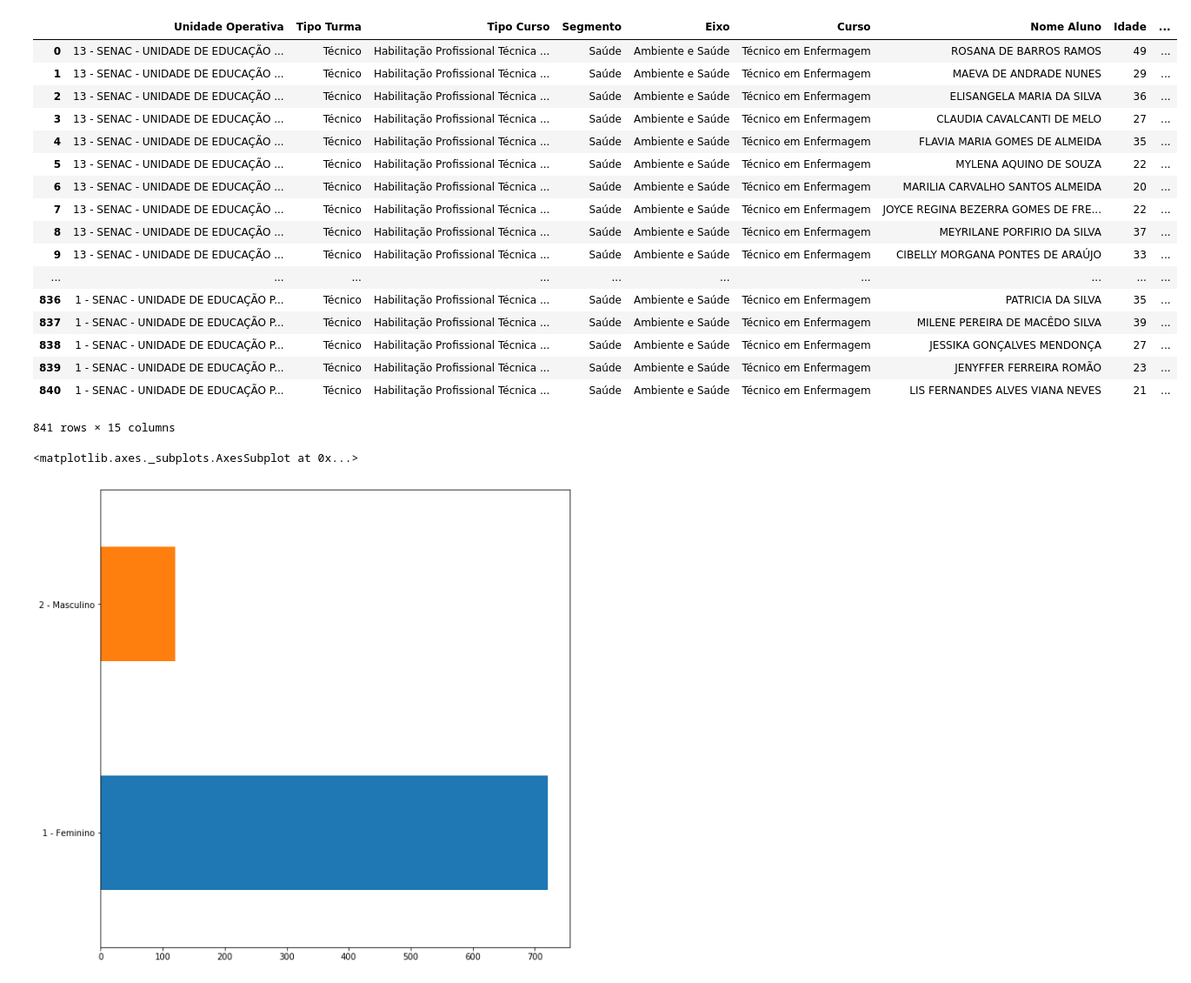
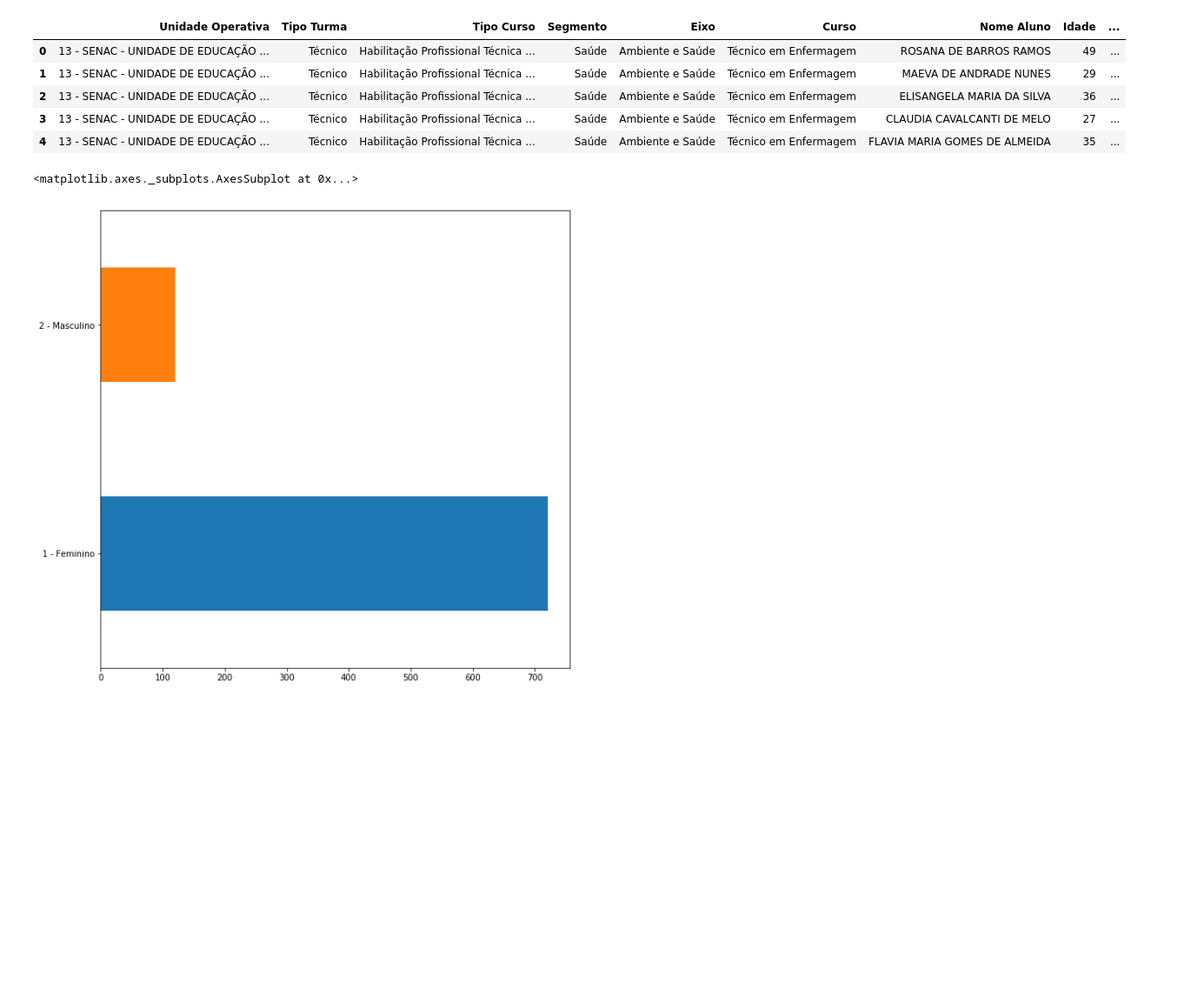
Before and after one commit to MarcoAurello/Estudo-DataSets, a Jupyter notebook: saude caruaru.ipynb, the cells around one changed output. Shown at 87% size. Drawn from its saved outputs; the diff is of its cells as text; code cells hidden in the pictures; blank space fills up the shorter version.

```diff
--- a/saude caruaru.ipynb
+++ b/saude caruaru.ipynb
@@ -6,26 +6,14 @@ import matplotlib.pyplot as plt
 # %%
 ds = pd.read_csv('saude1.CSV' ,delimiter=';' , encoding='ISO-8859-1')
 # %%
-ds
+ds.head()
 # %% [output]
 |  | Unidade Operativa | Tipo Turma | Tipo Curso | Segmento | Eixo | Curso | Nome Aluno | Idade | ... |
 | 0 | 13 - SENAC - UNIDADE DE EDUCAÇÃO ... | Técnico | Habilitação Profissional Técnica ... | Saúde | Ambiente e Saúde | Técnico em Enfermagem | ROSANA DE BARROS RAMOS | 49 | ... |
 | 1 | 13 - SENAC - UNIDADE DE EDUCAÇÃO ... | Técnico | Habilitação Profissional Técnica ... | Saúde | Ambiente e Saúde | Técnico em Enfermagem | MAEVA DE ANDRADE NUNES | 29 | ... |
 | 2 | 13 - SENAC - UNIDADE DE EDUCAÇÃO ... | Técnico | Habilitação Profissional Técnica ... | Saúde | Ambiente e Saúde | Técnico em Enfermagem | ELISANGELA MARIA DA SILVA | 36 | ... |
 | 3 | 13 - SENAC - UNIDADE DE EDUCAÇÃO ... | Técnico | Habilitação Profissional Técnica ... | Saúde | Ambiente e Saúde | Técnico em Enfermagem | CLAUDIA CAVALCANTI DE MELO | 27 | ... |
 | 4 | 13 - SENAC - UNIDADE DE EDUCAÇÃO ... | Técnico | Habilitação Profissional Técnica ... | Saúde | Ambiente e Saúde | Técnico em Enfermagem | FLAVIA MARIA GOMES DE ALMEIDA | 35 | ... |
-| 5 | 13 - SENAC - UNIDADE DE EDUCAÇÃO ... | Técnico | Habilitação Profissional Técnica ... | Saúde | Ambiente e Saúde | Técnico em Enfermagem | MYLENA AQUINO DE SOUZA | 22 | ... |
-| 6 | 13 - SENAC - UNIDADE DE EDUCAÇÃO ... | Técnico | Habilitação Profissional Técnica ... | Saúde | Ambiente e Saúde | Técnico em Enfermagem | MARILIA CARVALHO SANTOS ALMEIDA | 20 | ... |
-| 7 | 13 - SENAC - UNIDADE DE EDUCAÇÃO ... | Técnico | Habilitação Profissional Técnica ... | Saúde | Ambiente e Saúde | Técnico em Enfermagem | JOYCE REGINA BEZERRA GOMES DE FRE... | 22 | ... |
-| 8 | 13 - SENAC - UNIDADE DE EDUCAÇÃO ... | Técnico | Habilitação Profissional Técnica ... | Saúde | Ambiente e Saúde | Técnico em Enfermagem | MEYRILANE PORFIRIO DA SILVA | 37 | ... |
-| 9 | 13 - SENAC - UNIDADE DE EDUCAÇÃO ... | Técnico | Habilitação Profissional Técnica ... | Saúde | Ambiente e Saúde | Técnico em Enfermagem | CIBELLY MORGANA PONTES DE ARAÚJO | 33 | ... |
-| ... | ... | ... | ... | ... | ... | ... | ... | ... | ... |
-| 836 | 1 - SENAC - UNIDADE DE EDUCAÇÃO P... | Técnico | Habilitação Profissional Técnica ... | Saúde | Ambiente e Saúde | Técnico em Enfermagem | PATRICIA DA SILVA | 35 | ... |
-| 837 | 1 - SENAC - UNIDADE DE EDUCAÇÃO P... | Técnico | Habilitação Profissional Técnica ... | Saúde | Ambiente e Saúde | Técnico em Enfermagem | MILENE PEREIRA DE MACÊDO SILVA | 39 | ... |
-| 838 | 1 - SENAC - UNIDADE DE EDUCAÇÃO P... | Técnico | Habilitação Profissional Técnica ... | Saúde | Ambiente e Saúde | Técnico em Enfermagem | JESSIKA GONÇALVES MENDONÇA | 27 | ... |
-| 839 | 1 - SENAC - UNIDADE DE EDUCAÇÃO P... | Técnico | Habilitação Profissional Técnica ... | Saúde | Ambiente e Saúde | Técnico em Enfermagem | JENYFFER FERREIRA ROMÃO | 23 | ... |
-| 840 | 1 - SENAC - UNIDADE DE EDUCAÇÃO P... | Técnico | Habilitação Profissional Técnica ... | Saúde | Ambiente e Saúde | Técnico em Enfermagem | LIS FERNANDES ALVES VIANA NEVES | 21 | ... |
-841 rows × 15 columns
 # %%
 plt.rcParams["figure.figsize"] = (10,10)
 plt.rcParams['legend.fontsize'] = 2
```
